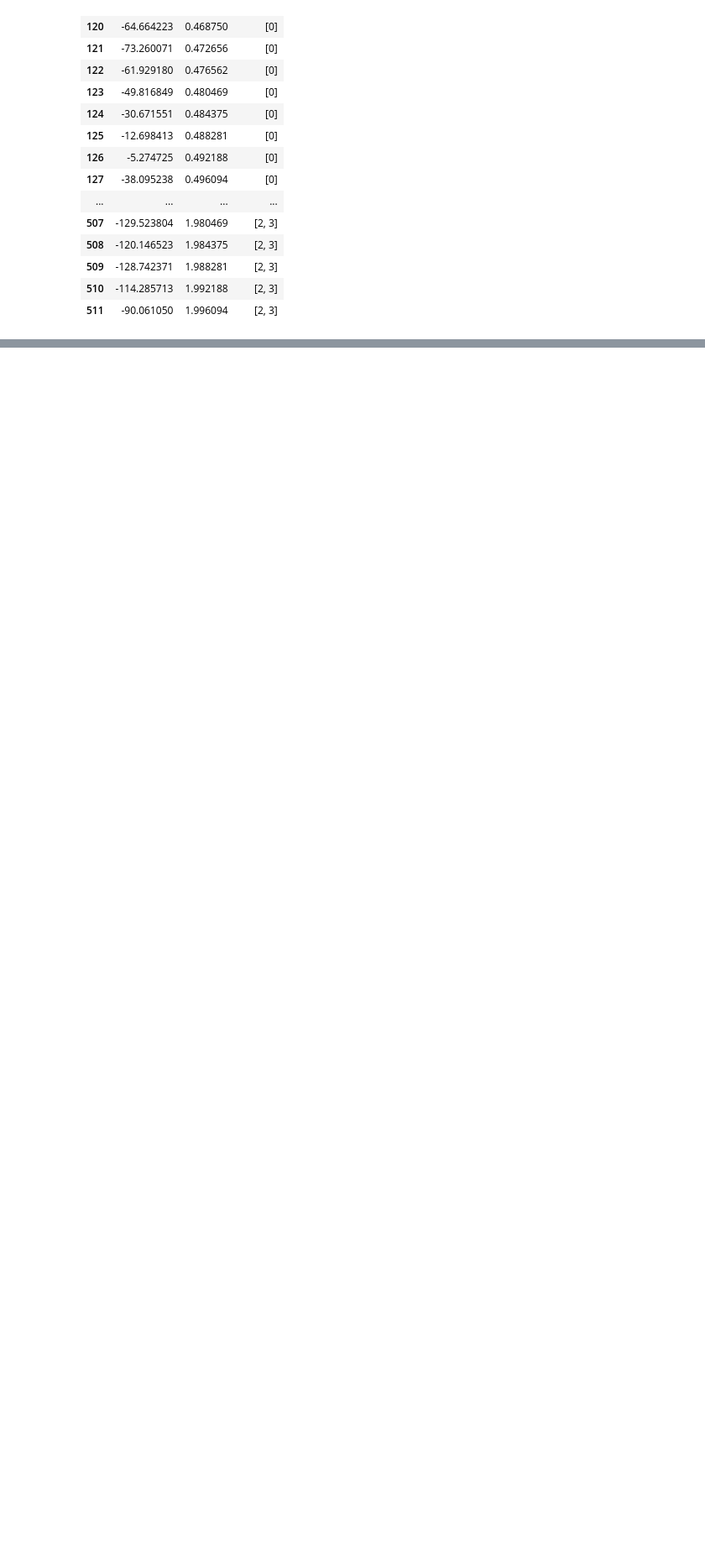
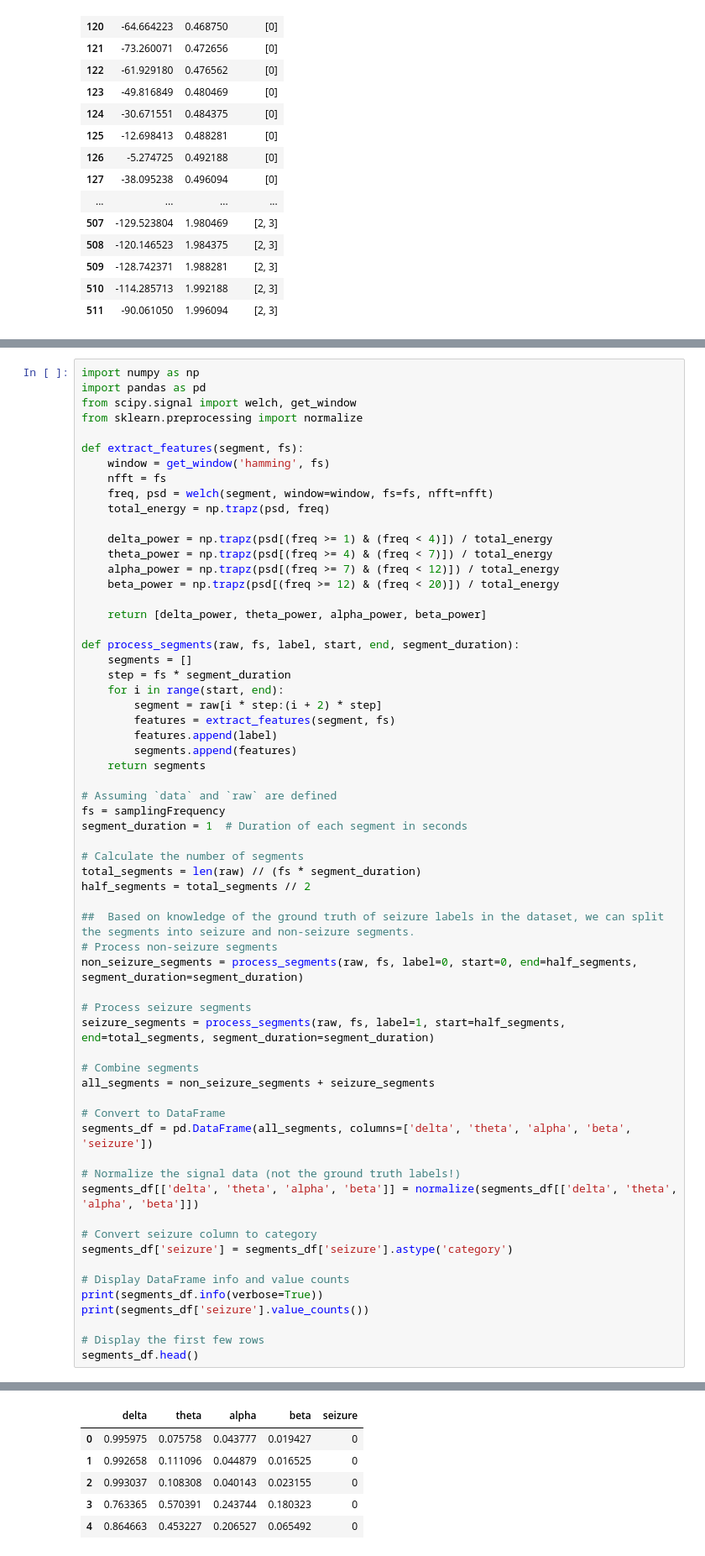
Before and after one commit to menonpg/bioeng2390_ai_in_healthcare, a Jupyter notebook: Week02/ReadMAT_ConvertToSignalvsTime_EngineerWINDOWEDFeatures.ipynb, the cells around one changed output, grey strips where cells are left out. Shown at 84% size. Saved outputs shown, nothing was run; the diff lists cells and outputs as text; blank space fills up the shorter version.

Commit message:
Complete feature engineering of frequency features

```diff
--- a/Week02/ReadMAT_ConvertToSignalvsTime_EngineerWINDOWEDFeatures.ipynb
+++ b/Week02/ReadMAT_ConvertToSignalvsTime_EngineerWINDOWEDFeatures.ipynb
@@ -197,0 +204,63 @@ fig.show()
+# %%
+import numpy as np
+import pandas as pd
+from scipy.signal import welch, get_window
+from sklearn.preprocessing import normalize
+
+def extract_features(segment, fs):
+    window = get_window('hamming', fs)
+    nfft = fs
+    freq, psd = welch(segment, window=window, fs=fs, nfft=nfft)
+    total_energy = np.trapz(psd, freq)
+
+    delta_power = np.trapz(psd[(freq >= 1) & (freq < 4)]) / total_energy
+    theta_power = np.trapz(psd[(freq >= 4) & (freq < 7)]) / total_energy
+    alpha_power = np.trapz(psd[(freq >= 7) & (freq < 12)]) / total_energy
+    beta_power = np.trapz(psd[(freq >= 12) & (freq < 20)]) / total_energy
+
+    return [delta_power, theta_power, alpha_power, beta_power]
+
+def process_segments(raw, fs, label, start, end, segment_duration):
+    segments = []
+    step = fs * segment_duration
+    for i in range(start, end):
+        segment = raw[i * step:(i + 2) * step]
+        features = extract_features(segment, fs)
+        features.append(label)
+        segments.append(features)
+    return segments
+
+# Assuming `data` and `raw` are defined
+fs = samplingFrequency
+segment_duration = 1  # Duration of each segment in seconds
+
+# Calculate the number of segments
+total_segments = len(raw) // (fs * segment_duration)
+half_segments = total_segments // 2
+
+##  Based on knowledge of the ground truth of seizure labels in the dataset, we can split the segments into seizure and non-seizure segments.
+# Process non-seizure segments
+non_seizure_segments = process_segments(raw, fs, label=0, start=0, end=half_segments, segment_duration=segment_duration)
+
+# Process seizure segments
+seizure_segments = process_segments(raw, fs, label=1, start=half_segments, end=total_segments, segment_duration=segment_duration)
+
+# Combine segments
+all_segments = non_seizure_segments + seizure_segments
+
+# Convert to DataFrame
+segments_df = pd.DataFrame(all_segments, columns=['delta', 'theta', 'alpha', 'beta', 'seizure'])
+
+# Normalize the signal data (not the ground truth labels!)
+segments_df[['delta', 'theta', 'alpha', 'beta']] = normalize(segments_df[['delta', 'theta', 'alpha', 'beta']])
+
+# Convert seizure column to category
+segments_df['seizure'] = segments_df['seizure'].astype('category')
+
+# Display DataFrame info and value counts
+print(segments_df.info(verbose=True))
+print(segments_df['seizure'].value_counts())
+
+# Display the first few rows
+segments_df.head()
+# %% [output]
@@ -197,0 +297,6 @@ fig.show()
+|  | delta | theta | alpha | beta | seizure |
+| 0 | 0.995975 | 0.075758 | 0.043777 | 0.019427 | 0 |
+| 1 | 0.992658 | 0.111096 | 0.044879 | 0.016525 | 0 |
+| 2 | 0.993037 | 0.108308 | 0.040143 | 0.023155 | 0 |
+| 3 | 0.763365 | 0.570391 | 0.243744 | 0.180323 | 0 |
+| 4 | 0.864663 | 0.453227 | 0.206527 | 0.065492 | 0 |
```
Also changed, not shown: parts of 4 cells of this notebook.
